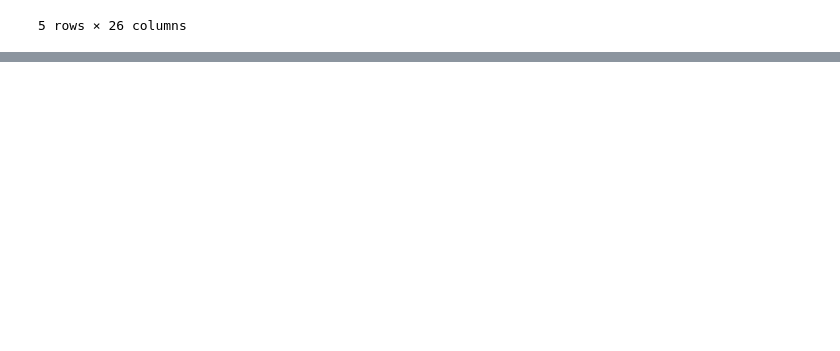
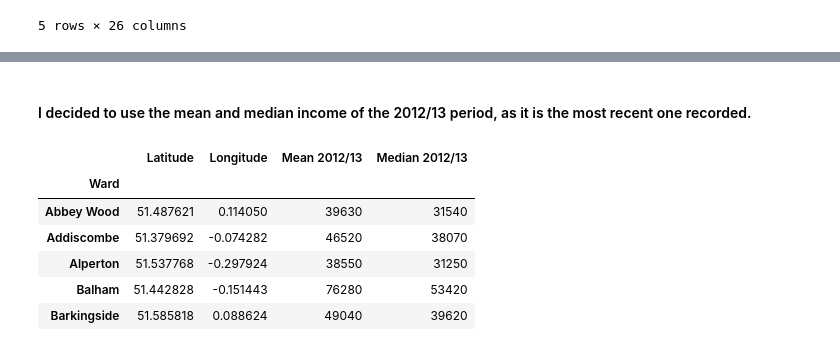
Before and after one commit to blancahuergo/AppliedDataScienceCapstone, a Jupyter notebook: Week 5 Notebook.ipynb, the cells around one changed output, grey strips where cells are left out. Drawn from its saved outputs; the diff is of its cells as text; code cells hidden in the pictures; blank space fills up the shorter version.

```diff
--- a/Week 5 Notebook.ipynb
+++ b/Week 5 Notebook.ipynb
@@ -375,0 +458,13 @@ london_income_df.head()
+# %% [markdown]
+#### I decided to use the mean and median income of the 2012/13 period, as it is the most recent one recorded.
+# %%
+final_df = london_income_df[["Latitude", "Longitude", "Mean 2012/13", "Median 2012/13"]]
+final_df.head()
+# %% [output]
+|  | Latitude | Longitude | Mean 2012/13 | Median 2012/13 |
+| Ward |  |  |  |  |
+| Abbey Wood | 51.487621 | 0.114050 | 39630 | 31540 |
+| Addiscombe | 51.379692 | -0.074282 | 46520 | 38070 |
+| Alperton | 51.537768 | -0.297924 | 38550 | 31250 |
+| Balham | 51.442828 | -0.151443 | 76280 | 53420 |
+| Barkingside | 51.585818 | 0.088624 | 49040 | 39620 |
```
Also changed, not shown: parts of 16 cells of this notebook.
